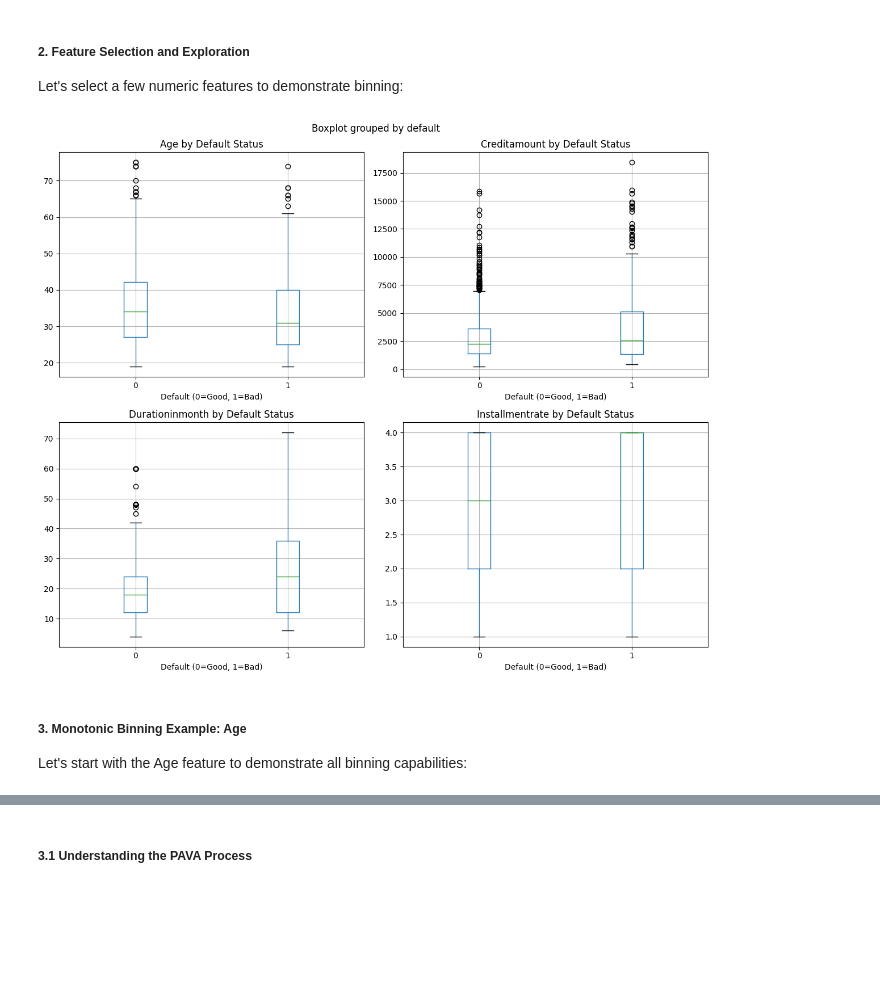
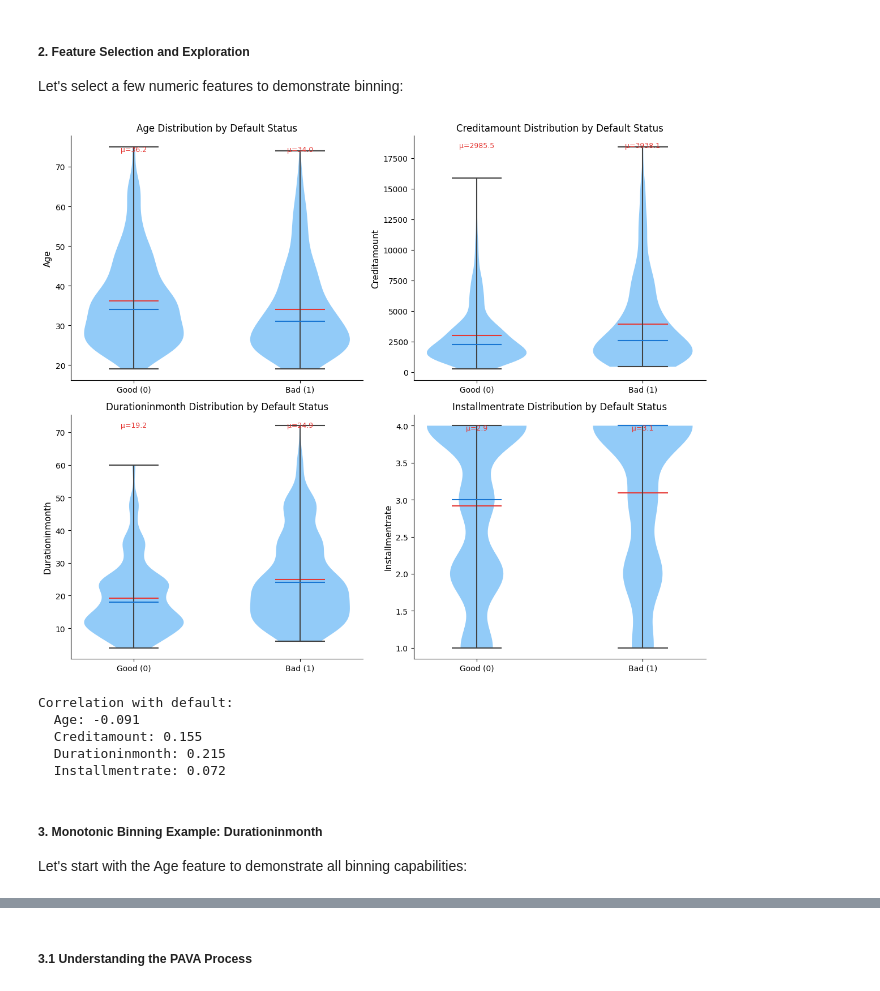
Before and after one commit to ChenTaHung/Monotonic-Optimal-Binning, a Jupyter notebook: examples/German Credit Data - Binary Target.ipynb, the cells around one changed output, grey strips where cells are left out. Drawn from its saved outputs; the diff is of its cells as text; code cells hidden in the pictures; blank space fills up the shorter version.

Commit message:
examples

```diff
--- a/examples/German Credit Data - Binary Target.ipynb
+++ b/examples/German Credit Data - Binary Target.ipynb
@@ -13,13 +13,20 @@ warnings.filterwarnings('ignore')
 # Import MOBPY components
 from MOBPY import MonotonicBinner, BinningConstraints
 from MOBPY.plot import (
-    plot_bin_statistics, plot_pava_comparison,
+    plot_bin_statistics, plot_pava_comparison, plot_pava_process,
     plot_woe_bars, plot_event_rate, plot_sample_distribution,
-    plot_bin_boundaries, plot_binning_stability
+    plot_bin_boundaries, plot_binning_stability, plot_cumulative_mean, plot_gcm
 )
 
 # Set random seed for reproducibility
 np.random.seed(42)
+
+# Configure matplotlib for clean plots
+plt.rcParams['figure.facecolor'] = 'white'
+plt.rcParams['axes.facecolor'] = 'white'
+plt.rcParams['axes.spines.top'] = False
+plt.rcParams['axes.spines.right'] = False
+plt.rcParams['axes.grid'] = False
 # %% [markdown]
 ##### 1. Load and Prepare Data
 # %%
@@ -67,25 +74,61 @@ Let's select a few numeric features to demonstrate binning:
 # %%
 # Select numeric features for binning
 numeric_features = ['Age', 'Creditamount', 'Durationinmonth', 'Installmentrate']
 
 # Create visualizations for each feature vs default
 fig, axes = plt.subplots(2, 2, figsize=(12, 10))
 axes = axes.flatten()
 
 for idx, feature in enumerate(numeric_features):
     ax = axes[idx]
 
-    # Box plot by default status
-    df.boxplot(column=feature, by='default', ax=ax)
-    ax.set_title(f'{feature} by Default Status')
-    ax.set_xlabel('Default (0=Good, 1=Bad)')
+    # Create violin plots by default status
+    data_0 = df[df['default'] == 0][feature]
+    data_1 = df[df['default'] == 1][feature]
+
+    parts = ax.violinplot([data_0, data_1], positions=[0, 1], widths=0.6,
+                          showmeans=True, showmedians=True)
+
+    # Style the violin plots with vivid colors
+    for pc in parts['bodies']:
+        pc.set_facecolor('#64B5F6')
+        pc.set_alpha(0.7)
+
+    # Customize other elements
+    parts['cmeans'].set_color('#E53935')
+    parts['cmedians'].set_color('#1976D2')
+    parts['cbars'].set_color('#424242')
+    parts['cmaxes'].set_color('#424242')
+    parts['cmins'].set_color('#424242')
+
+    ax.set_xticks([0, 1])
+    ax.set_xticklabels(['Good (0)', 'Bad (1)'])
+    ax.set_ylabel(feature, fontsize=11)
+    ax.set_title(f'{feature} Distribution by Default Status', fontsize=12)
+
+    # Add mean annotations
+    ax.text(0, ax.get_ylim()[1] * 0.95, f'μ={data_0.mean():.1f}',
+            ha='center', fontsize=9, color='#E53935')
+    ax.text(1, ax.get_ylim()[1] * 0.95, f'μ={data_1.mean():.1f}',
+            ha='center', fontsize=9, color='#E53935')
 
 plt.tight_layout()
 plt.show()
+
+# Calculate correlations with target
+print("Correlation with default:")
+for feature in numeric_features:
+    corr = df[feature].corr(df['default'])
+    print(f"  {feature}: {corr:.3f}")
 # %% [output]
-[figure, old version]
+[figure, new version]
+Correlation with default:
+  Age: -0.091
+  Creditamount: 0.155
+  Durationinmonth: 0.215
+  Installmentrate: 0.072
 # %% [markdown]
-##### 3. Monotonic Binning Example: Age
+##### 3. Monotonic Binning Example: Durationinmonth
 Let's start with the Age feature to demonstrate all binning capabilities:
 # %%
 # Define binning constraints
```
Also changed, not shown: parts of 24 cells of this notebook, 4 other files.
